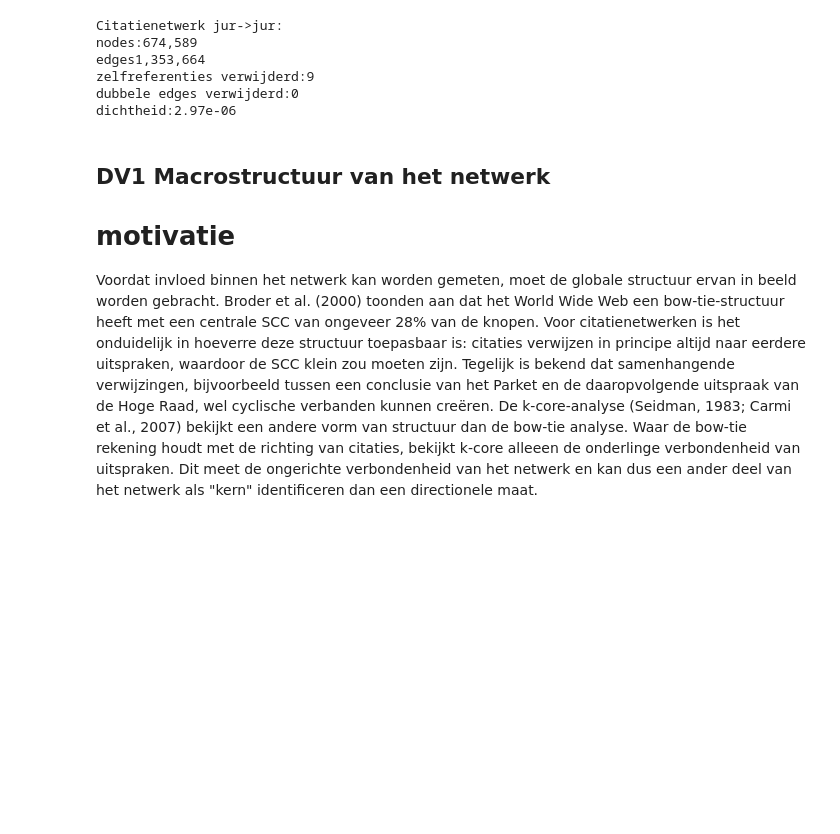
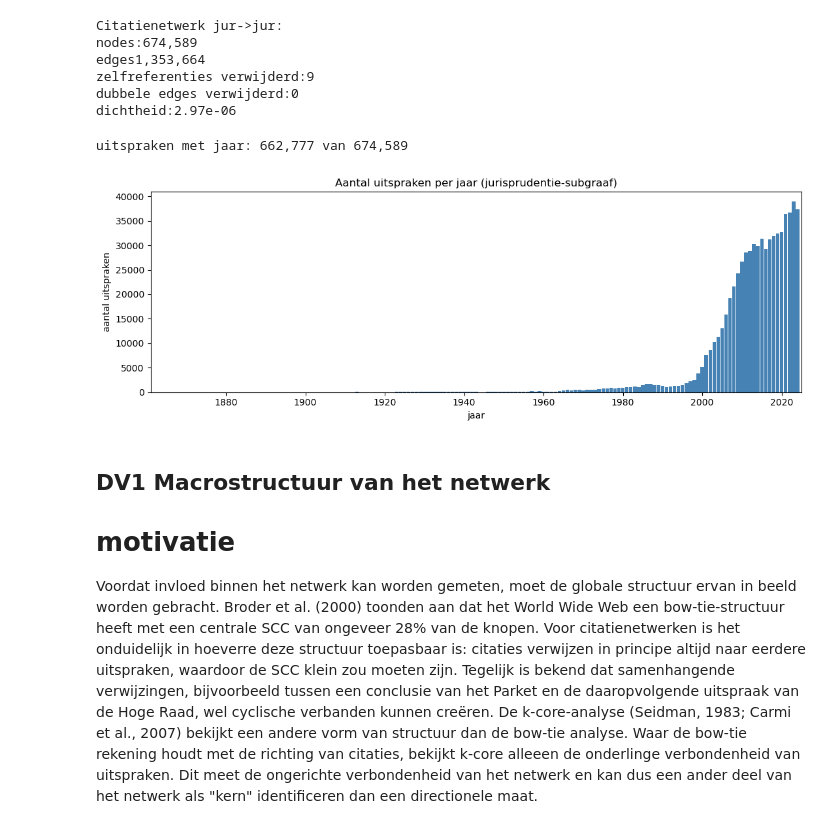
Before and after one commit to vinwiegman/thesis-project, a Jupyter notebook: notebooks/1- eigen_onderzoek.ipynb, the cells around one changed output. Cells and saved outputs as stored; diff of their text form; code cells hidden in the pictures; blank space fills up the shorter version.

```diff
--- a/notebooks/1- eigen_onderzoek.ipynb
+++ b/notebooks/1- eigen_onderzoek.ipynb
@@ -93,6 +93,29 @@ edges1,353,664
 zelfreferenties verwijderd:9
 dubbele edges verwijderd:0
 dichtheid:2.97e-06
+# %%
+# Aantal uitspraken per jaar
+def _jaar(ecli):
+    m = re.search(r'ECLI:NL:[A-Z]+:(\d{4}):', ecli)
+    return int(m.group(1)) if m else None
+
+jaren = pd.Series([_jaar(n) for n in G_jur.nodes()]).dropna().astype(int)
+jaar_counts = jaren.value_counts().sort_index()
+
+print(f'uitspraken met jaar: {len(jaren):,} van {G_jur.number_of_nodes():,}')
+
+
+fig, ax = plt.subplots(figsize=(11, 4))
+ax.bar(jaar_counts.index, jaar_counts.values, color='steelblue', width=0.9)
+ax.set_xlabel('jaar'); ax.set_ylabel('aantal uitspraken')
+ax.set_title('Aantal uitspraken per jaar (jurisprudentie-subgraaf)')
+ax.set_xlim(jaar_counts.index.min() - 1, jaar_counts.index.max() + 1)
+plt.tight_layout()
+plt.savefig('jaar_verdeling.png', dpi=150, bbox_inches='tight')
+plt.show()
+# %% [output]
+uitspraken met jaar: 662,777 van 674,589
+[figure, added]
 # %% [markdown]
 ## DV1  Macrostructuur van het netwerk
 
```
Also changed, not shown: parts of 29 cells of this notebook.
